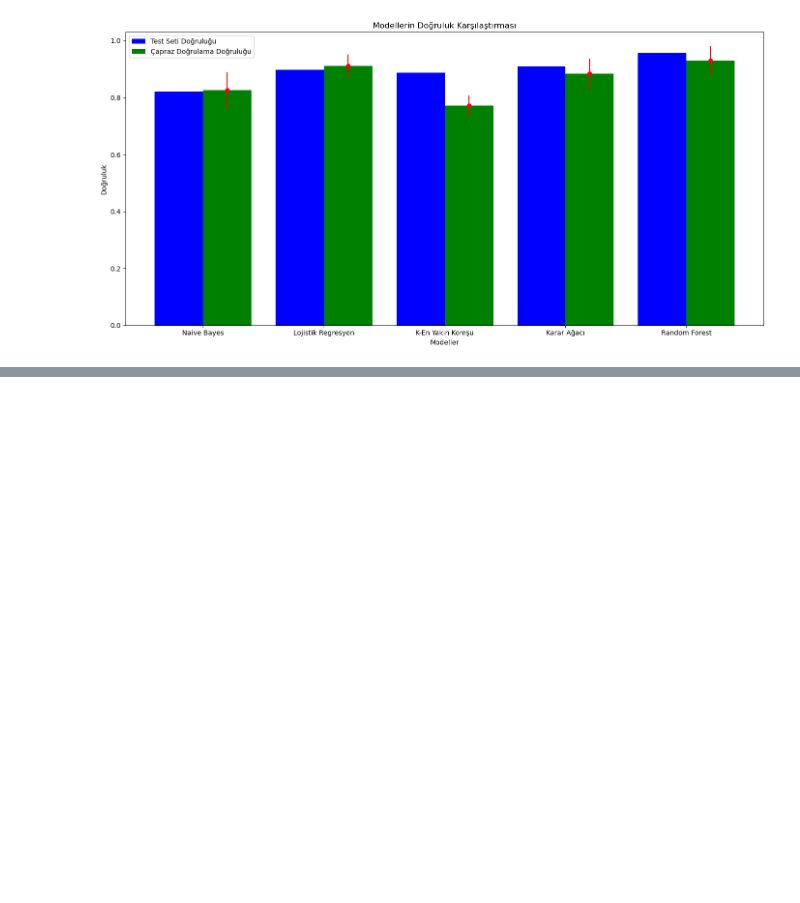
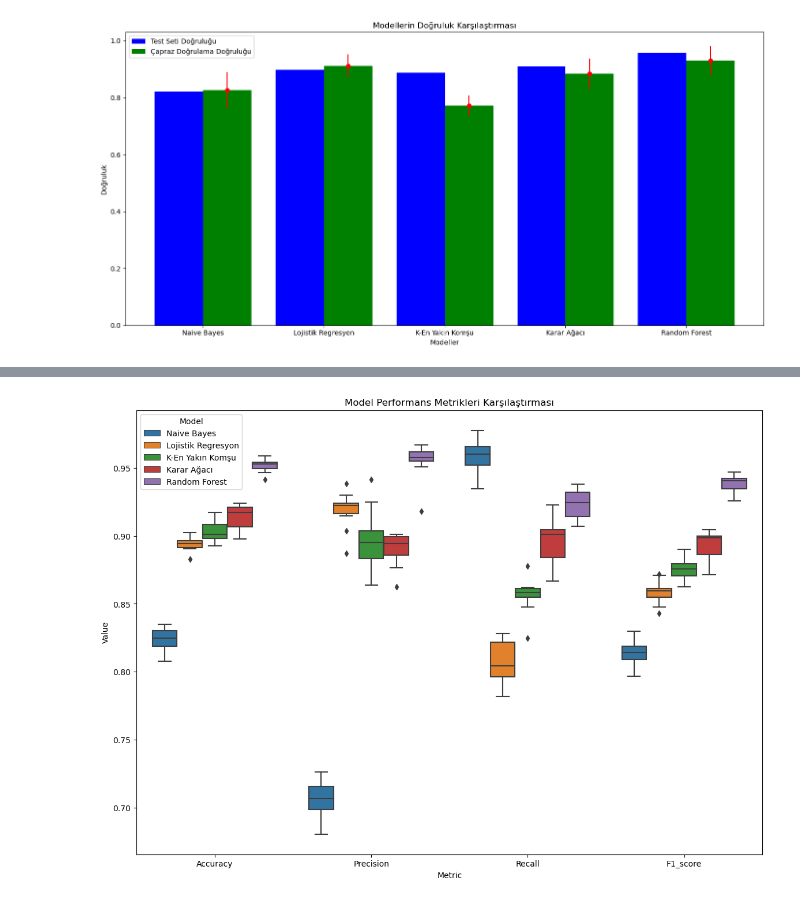
Before and after one commit to hafsanihal/spambasedataset, a Jupyter notebook: Untitled24.ipynb, the cells around one changed output, grey strips where cells are left out. Saved outputs shown, nothing was run; the diff lists cells and outputs as text; code cells hidden in the pictures; blank space fills up the shorter version.

```diff
--- a/Untitled24.ipynb
+++ b/Untitled24.ipynb
@@ -588,0 +693,81 @@ Random Forest:
+# %%
+import pandas as pd
+import numpy as np
+import matplotlib.pyplot as plt
+import seaborn as sns
+from sklearn.model_selection import train_test_split
+from sklearn.preprocessing import MinMaxScaler
+from sklearn.naive_bayes import GaussianNB
+from sklearn.linear_model import LogisticRegression
+from sklearn.neighbors import KNeighborsClassifier
+from sklearn.tree import DecisionTreeClassifier
+from sklearn.ensemble import RandomForestClassifier
+from sklearn.metrics import accuracy_score, precision_score, recall_score, f1_score
+
+# Veri setini yükleyin
+veri_seti = pd.read_csv("veri_seti.csv", header=None)
+
+# Özellikleri (X) ve hedef değişkeni (y) ayırın
+X = veri_seti.iloc[:, :-1]  # Tüm satırlar, son sütun haricindeki tüm sütunlar
+y = veri_seti.iloc[:, -1]   # Tüm satırlar, sadece son sütun
+
+# Model listesi
+models = {
+    "Naive Bayes": GaussianNB(),
+    "Lojistik Regresyon": LogisticRegression(max_iter=1000),
+    "K-En Yakın Komşu": KNeighborsClassifier(),
+    "Karar Ağacı": DecisionTreeClassifier(),
+    "Random Forest": RandomForestClassifier()
+}
+
+# Performans metriklerini saklamak için bir sözlük
+model_performance = {model_name: {"accuracy": [], "precision": [], "recall": [], "f1_score": []} for model_name in models.keys()}
+
+# 10 kez çalıştırma
+for _ in range(10):
+    # Veriyi eğitim ve test setlerine ayırın
+    X_egitim, X_test, y_egitim, y_test = train_test_split(X, y, test_size=0.2, random_state=None)
+
+    # Veriyi ölçeklendirin
+    scaler = MinMaxScaler()
+    X_egitim = scaler.fit_transform(X_egitim)
+    X_test = scaler.transform(X_test)
+
+    for model_name, model in models.items():
+        # Modeli eğitim seti ile eğitin
+        model.fit(X_egitim, y_egitim)
+
+        # Test seti üzerinde tahmin yapın
+        y_pred = model.predict(X_test)
+
+        # Metrikleri hesaplayın
+        accuracy = accuracy_score(y_test, y_pred)
+        precision = precision_score(y_test, y_pred)
+        recall = recall_score(y_test, y_pred)
+        f1 = f1_score(y_test, y_pred)
+
+        # Performans metriklerini kaydedin
+        model_performance[model_name]["accuracy"].append(accuracy)
+        model_performance[model_name]["precision"].append(precision)
+        model_performance[model_name]["recall"].append(recall)
+        model_performance[model_name]["f1_score"].append(f1)
+
+# Sonuçları DataFrame'e dönüştürün
+results = []
+for model_name, metrics in model_performance.items():
+    for metric_name, values in metrics.items():
+        results.append(pd.DataFrame({
+            'Model': model_name,
+            'Metric': metric_name.capitalize(),
+            'Value': values
+        }))
+
+results_df = pd.concat(results)
+
+# Grafikler
+plt.figure(figsize=(14, 10))
+sns.boxplot(x='Metric', y='Value', hue='Model', data=results_df)
+plt.title('Model Performans Metrikleri Karşılaştırması')
+plt.show()
+# %% [output]
+[figure, added]
```
Also changed, not shown: parts of 1 cell of this notebook.
